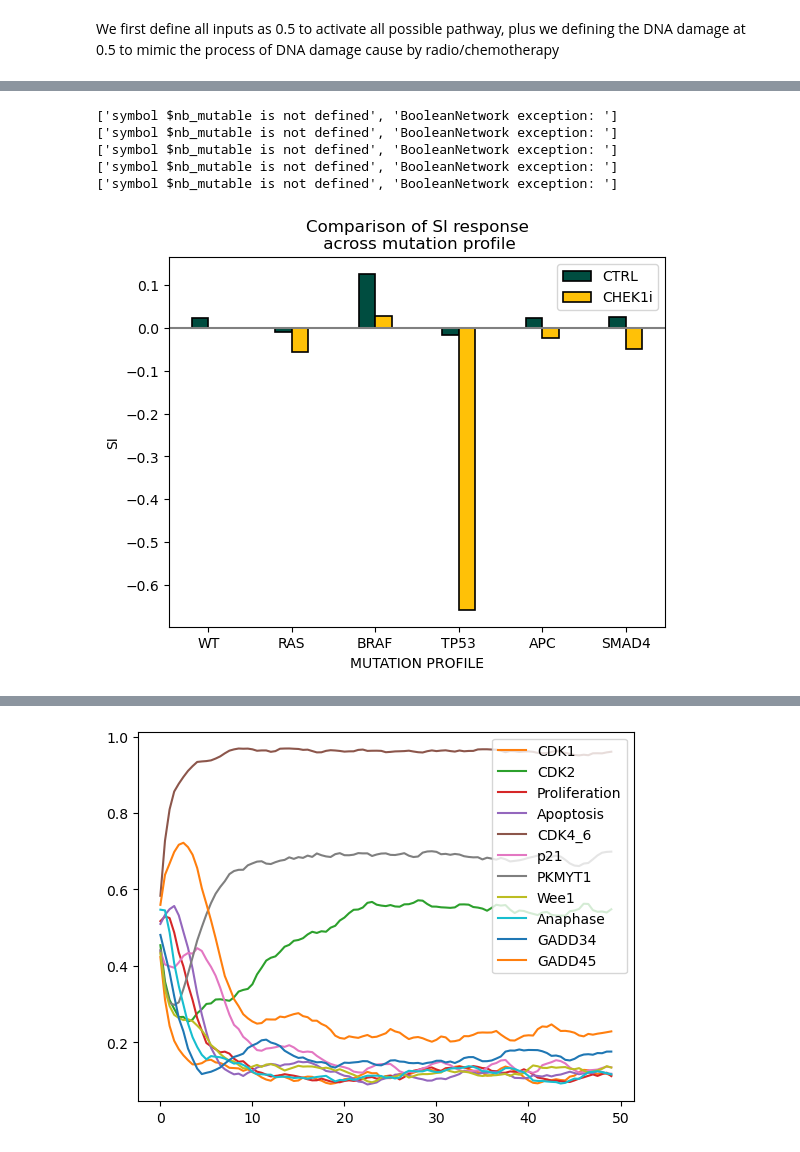
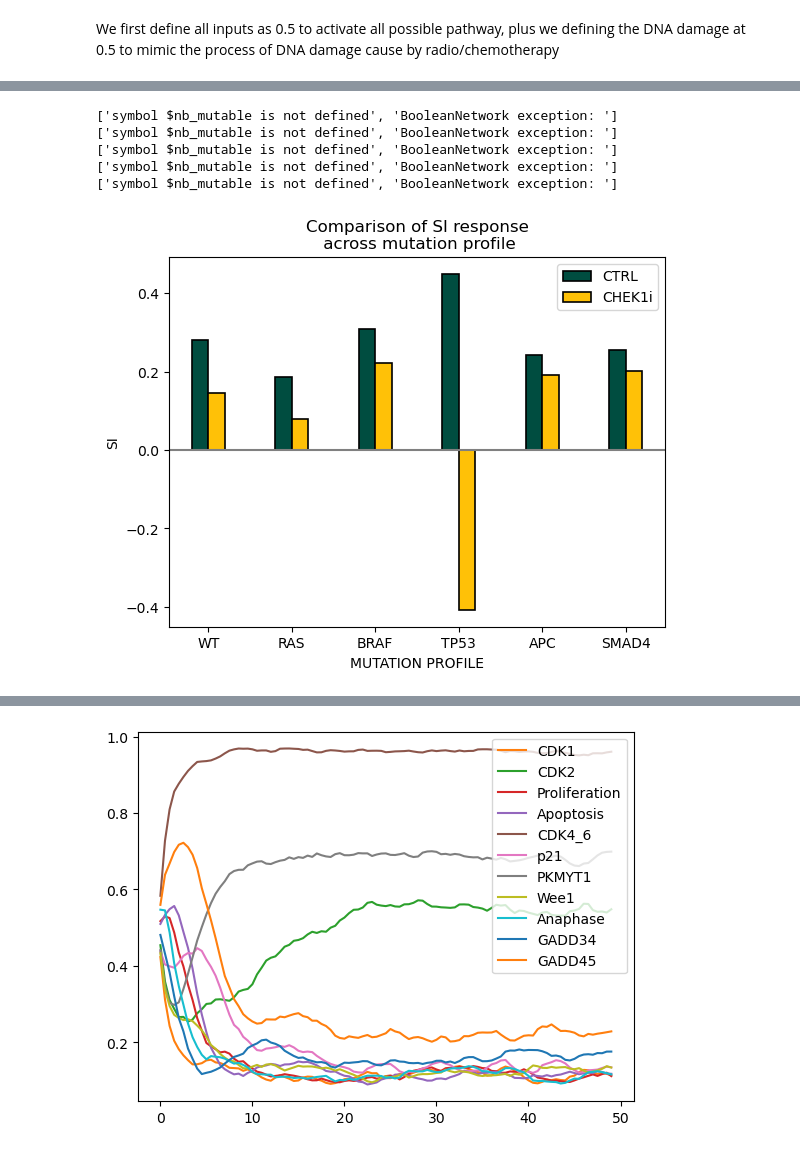
Before and after one commit to saran-pankaew/CRC_model, a Jupyter notebook: model_repository/20231006/CRC_20231006_analysis_dev.ipynb, the cells around one changed output, grey strips where cells are left out. Cells and saved outputs as stored; diff of their text form; code cells hidden in the pictures.

Commit message:
Update model 20231006

```diff
--- a/model_repository/20231006/CRC_20231006_analysis_dev.ipynb
+++ b/model_repository/20231006/CRC_20231006_analysis_dev.ipynb
@@ -58,6 +58,10 @@ def load_model(init_node, init_val):
     WT_allinputs.network.set_istate('IL1R1',[0.5,0.5])
     WT_allinputs.network.set_istate('IFNA',[0.5,0.5])
     WT_allinputs.network.set_istate('DNA_damage_agent',[1,0])
+    #WT_allinputs.network.set_istate('TOP2A',[1,0])
+    #WT_allinputs.network.set_istate('CENPF',[1,0])
+    #WT_allinputs.network.set_istate('MKi67',[1,0])
+    WT_allinputs.network.set_istate('DNA_damage_agent',[1,0])
     for i in range(len(init_node)):
         WT_allinputs.network.set_istate(init_node[i],[1-init_val[i],init_val[i]])
 
@@ -87,3 +91,32 @@ def mutate_models(gene_list, effect_list):
     for k in key_model:
         simulation[k+'_chek1'] = model_chek1[k].run()
     return(simulation)
+# %%
+mutate_genes = ['RAS','BRAF','TP53','APC','SMAD4']
+mutation_effect = ['ON','ON','OFF','OFF','OFF']
+WT_allinputs = load_model(init_node = ['DNA_damage_agent'], init_val=[0])
+model_simulation = mutate_models(gene_list= mutate_genes,
+                                 effect_list=mutation_effect)
+
+# Concatenate all data to matrix
+model_list = list(model_simulation.keys())
+simulation_mtx = pd.DataFrame()
+for i in model_list:
+    simulation_mtx = pd.concat([simulation_mtx,model_simulation[i].get_last_nodes_probtraj()],
+                               ignore_index = False)
+simulation_mtx.index = model_list
+simulation_mtx = simulation_mtx.fillna(0)
+simulation_mtx['SI'] = simulation_mtx['Proliferation'] - (simulation_mtx['Replication_Catastrophe']+simulation_mtx['Mitotic_Catastrophe'])
+
+# Plot data
+X_axis = np.arange(len(model_list[0:6]))
+plt.bar(X_axis - 0.1, list(simulation_mtx['SI'][0:6]), 0.2, label = 'CTRL',color = '#004d40', edgecolor = 'black', linewidth = 1.2)
+plt.bar(X_axis + 0.1, list(simulation_mtx['SI'][6:12]), 0.2, label = 'CHEK1i',color = '#ffc107', edgecolor = 'black', linewidth = 1.2)
+plt.xticks(X_axis, model_list[0:6])
+plt.xlabel("MUTATION PROFILE")
+plt.ylabel("SI")
+plt.title("Comparison of SI response\n across mutation profile")
+#plt.ylim(-0.5,0.5)
+plt.axhline(y=0,linewidth=1.5, color='grey')
+plt.legend()
+plt.show()
@@ -94,32 +134,32 @@ WT_allinputs = load_model(init_node = ['DNA_damage_agent'], init_val=[0])
 model_simulation = mutate_models(gene_list= mutate_genes,
                                  effect_list=mutation_effect)
 
 # Concatenate all data to matrix
 model_list = list(model_simulation.keys())
 simulation_mtx = pd.DataFrame()
 for i in model_list:
     simulation_mtx = pd.concat([simulation_mtx,model_simulation[i].get_last_nodes_probtraj()],
                                ignore_index = False)
 simulation_mtx.index = model_list
 simulation_mtx = simulation_mtx.fillna(0)
-simulation_mtx['SI'] = simulation_mtx['Proliferation'] - simulation_mtx['Apoptosis']
+simulation_mtx['SI'] = simulation_mtx['Proliferation'] - (simulation_mtx['Apoptosis'])
 
 # Plot data
 X_axis = np.arange(len(model_list[0:6]))
 plt.bar(X_axis - 0.1, list(simulation_mtx['SI'][0:6]), 0.2, label = 'CTRL',color = '#004d40', edgecolor = 'black', linewidth = 1.2)
 plt.bar(X_axis + 0.1, list(simulation_mtx['SI'][6:12]), 0.2, label = 'CHEK1i',color = '#ffc107', edgecolor = 'black', linewidth = 1.2)
 plt.xticks(X_axis, model_list[0:6])
 plt.xlabel("MUTATION PROFILE")
 plt.ylabel("SI")
 plt.title("Comparison of SI response\n across mutation profile")
 #plt.ylim(-0.5,0.5)
 plt.axhline(y=0,linewidth=1.5, color='grey')
 plt.legend()
 plt.show()
 # %% [output]
 ['symbol $nb_mutable is not defined', 'BooleanNetwork exception: ']
 ['symbol $nb_mutable is not defined', 'BooleanNetwork exception: ']
 ['symbol $nb_mutable is not defined', 'BooleanNetwork exception: ']
 ['symbol $nb_mutable is not defined', 'BooleanNetwork exception: ']
 ['symbol $nb_mutable is not defined', 'BooleanNetwork exception: ']
-[figure, old version]
+[figure, new version]
```
Also changed, not shown: parts of 4 cells of this notebook, 3 other files.
